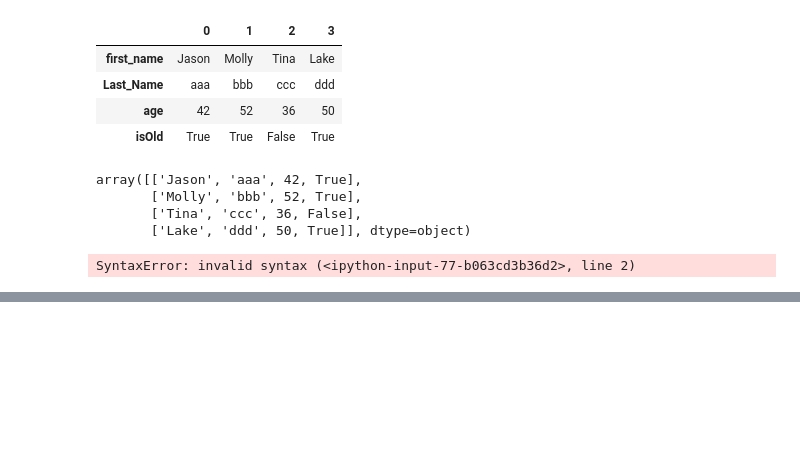
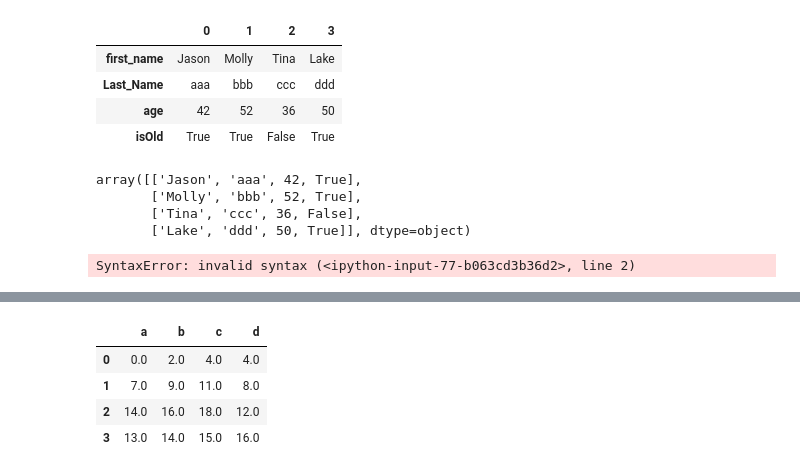
Before and after one commit to YMGYM/toBigs_activity, a Jupyter notebook: Week 0/inflearn_pandas.ipynb, the cells around one changed output, grey strips where cells are left out. Saved outputs shown, nothing was run; the diff lists cells and outputs as text; code cells hidden in the pictures; blank space fills up the shorter version.

```diff
--- a/Week 0/inflearn_pandas.ipynb
+++ b/Week 0/inflearn_pandas.ipynb
@@ -151,0 +320,11 @@ SyntaxError: invalid syntax (<ipython-input-77-b063cd3b36d2>, line 2)
+# %%
+df1 = DataFrame(np.arange(9).reshape(3,3), columns=list("abc"))
+df2 = DataFrame(np.arange(16).reshape(4,4), columns=list("abcd"))
+# %%
+df1.add(df2, fill_value=True)
+# %% [output]
+|  | a | b | c | d |
+| 0 | 0.0 | 2.0 | 4.0 | 4.0 |
+| 1 | 7.0 | 9.0 | 11.0 | 8.0 |
+| 2 | 14.0 | 16.0 | 18.0 | 12.0 |
+| 3 | 13.0 | 14.0 | 15.0 | 16.0 |
```
Also changed, not shown: parts of 43 cells of this notebook.
